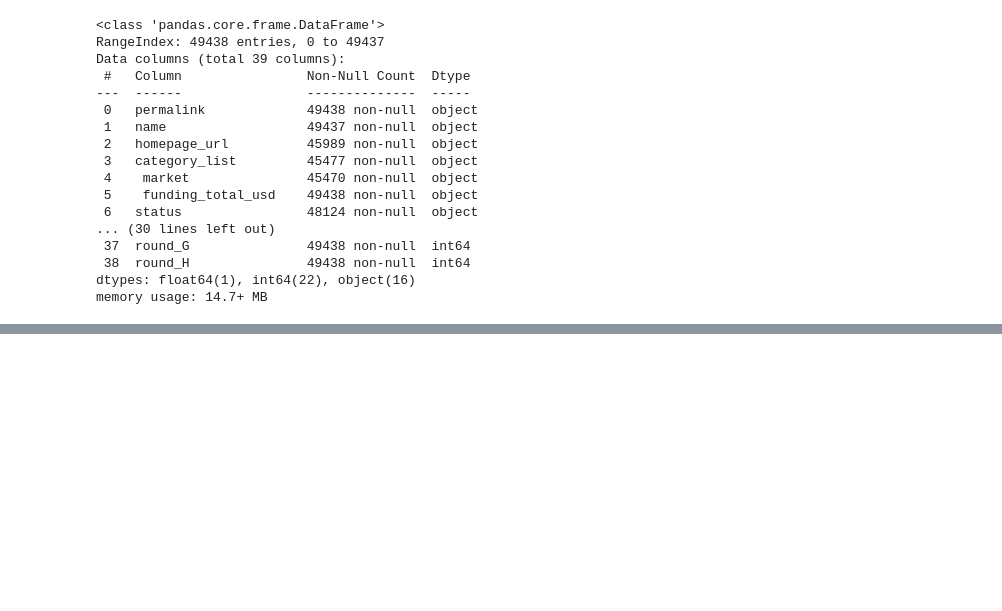
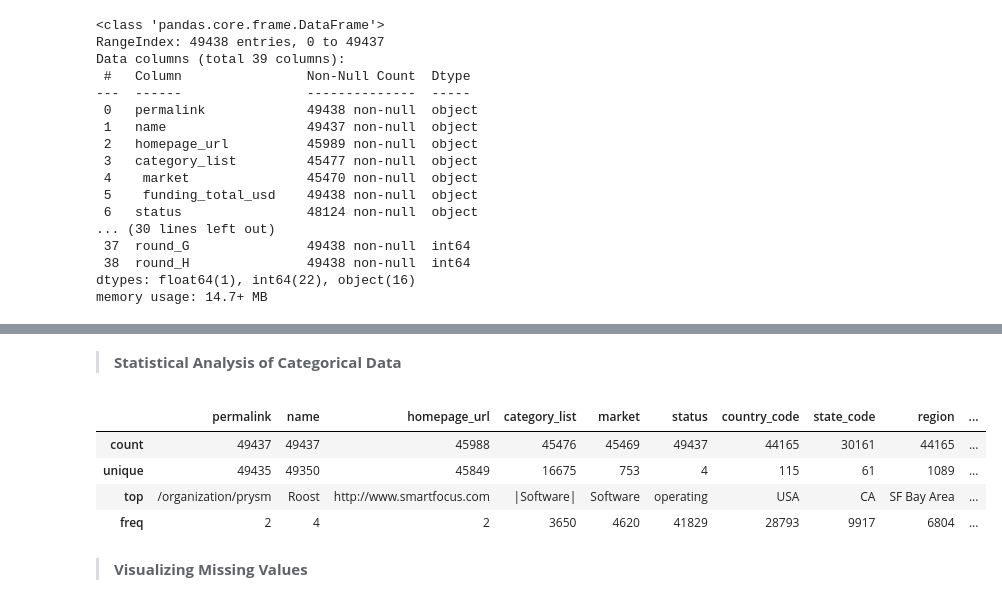
Before and after one commit to Aryan0199/Start-up-Success-Prediction-Using-Predictive-Analysis, a Jupyter notebook: Startup_success.ipynb, the cells around one changed output, grey strips where cells are left out. Drawn from its saved outputs; the diff is of its cells as text; code cells hidden in the pictures; blank space fills up the shorter version.

```diff
--- a/Startup_success.ipynb
+++ b/Startup_success.ipynb
@@ -186,0 +317,17 @@ msnum.bar(df)
+# %% [markdown]
+
+
+> **Statistical Analysis of Categorical Data**
+# %%
+# stats of categorical data
+df.describe(exclude = ['float', 'int64','datetime64'])
+# %% [output]
+|  | permalink | name | homepage_url | category_list | market | status | country_code | state_code | region | ... |
+| count | 49437 | 49437 | 45988 | 45476 | 45469 | 49437 | 44165 | 30161 | 44165 | ... |
+| unique | 49435 | 49350 | 45849 | 16675 | 753 | 4 | 115 | 61 | 1089 | ... |
+| top | /organization/prysm | Roost | http://www.smartfocus.com | |Software| | Software | operating | USA | CA | SF Bay Area | ... |
+| freq | 2 | 4 | 2 | 3650 | 4620 | 41829 | 28793 | 9917 | 6804 | ... |
+# %% [markdown]
+
+
+> **Visualizing Missing Values**
```
Also changed, not shown: parts of 62 cells of this notebook.
